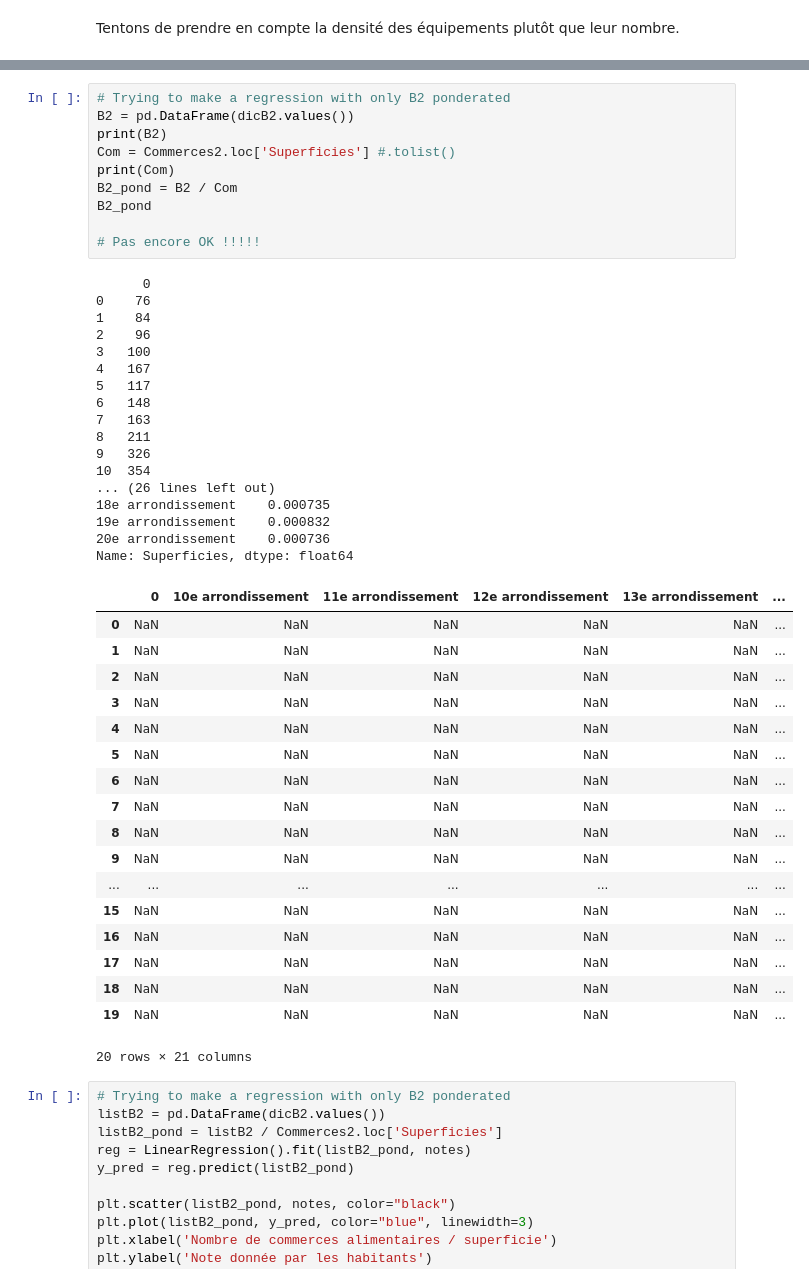
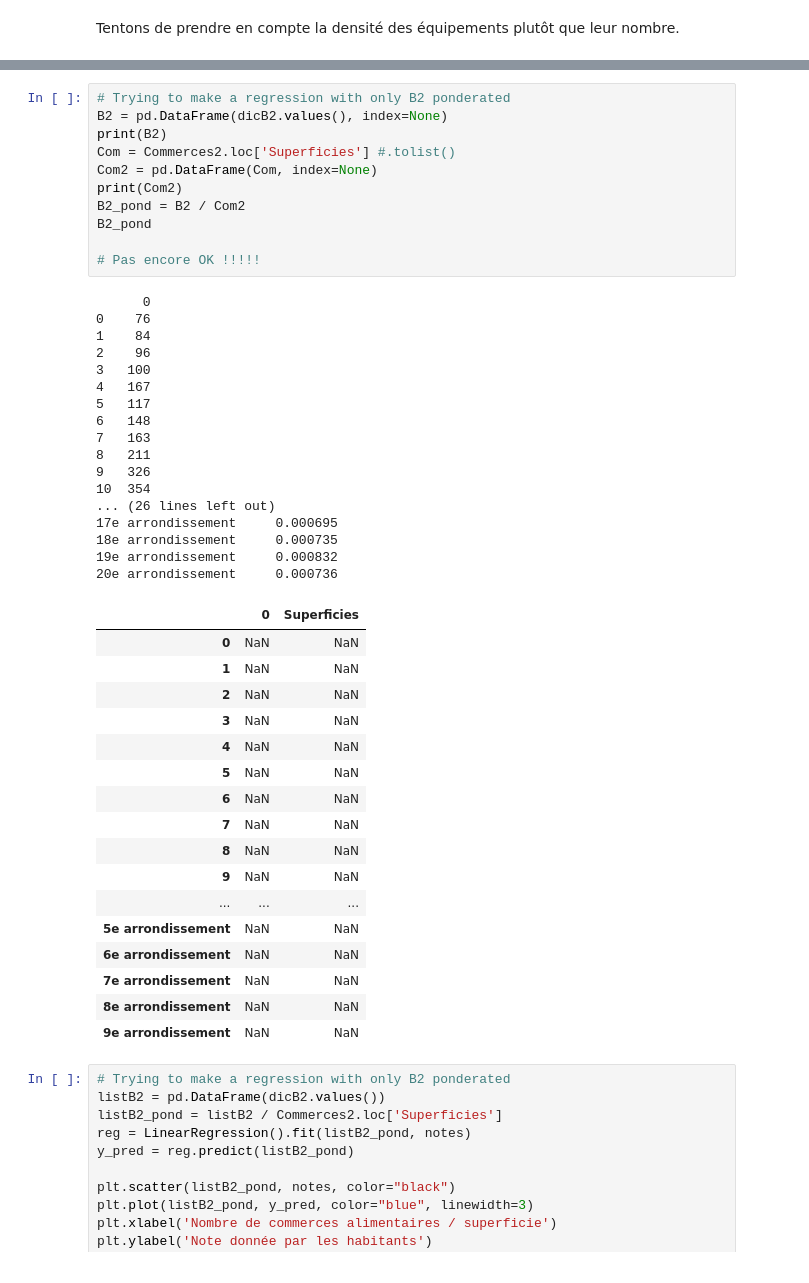
Before and after one commit to solenemoro/Projet_Python_2AENSAE, a Jupyter notebook: Equipements.ipynb, the cells around one changed output, grey strips where cells are left out. Saved outputs shown, nothing was run; the diff lists cells and outputs as text.

```diff
--- a/Equipements.ipynb
+++ b/Equipements.ipynb
@@ -368,49 +387,49 @@ Commerces2
 # %%
 # Trying to make a regression with only B2 ponderated
-B2 = pd.DataFrame(dicB2.values())
+B2 = pd.DataFrame(dicB2.values(), index=None)
 print(B2)
 Com = Commerces2.loc['Superficies'] #.tolist()
-print(Com)
-B2_pond = B2 / Com
+Com2 = pd.DataFrame(Com, index=None)
+print(Com2)
+B2_pond = B2 / Com2
 B2_pond
 
 # Pas encore OK !!!!!
 # %% [output]
       0
 0    76
 1    84
 2    96
 3   100
 4   167
 5   117
 6   148
 7   163
 8   211
 9   326
 10  354
 ... (26 lines left out)
-18e arrondissement    0.000735
-19e arrondissement    0.000832
-20e arrondissement    0.000736
-Name: Superficies, dtype: float64
+17e arrondissement     0.000695
+18e arrondissement     0.000735
+19e arrondissement     0.000832
+20e arrondissement     0.000736
-|  | 0 | 10e arrondissement | 11e arrondissement | 12e arrondissement | 13e arrondissement | ... |
-| 0 | NaN | NaN | NaN | NaN | NaN | ... |
-| 1 | NaN | NaN | NaN | NaN | NaN | ... |
-| 2 | NaN | NaN | NaN | NaN | NaN | ... |
-| 3 | NaN | NaN | NaN | NaN | NaN | ... |
-| 4 | NaN | NaN | NaN | NaN | NaN | ... |
-| 5 | NaN | NaN | NaN | NaN | NaN | ... |
-| 6 | NaN | NaN | NaN | NaN | NaN | ... |
-| 7 | NaN | NaN | NaN | NaN | NaN | ... |
-| 8 | NaN | NaN | NaN | NaN | NaN | ... |
-| 9 | NaN | NaN | NaN | NaN | NaN | ... |
-| ... | ... | ... | ... | ... | ... | ... |
-| 15 | NaN | NaN | NaN | NaN | NaN | ... |
-| 16 | NaN | NaN | NaN | NaN | NaN | ... |
-| 17 | NaN | NaN | NaN | NaN | NaN | ... |
-| 18 | NaN | NaN | NaN | NaN | NaN | ... |
-| 19 | NaN | NaN | NaN | NaN | NaN | ... |
+|  | 0 | Superficies |
+| 0 | NaN | NaN |
+| 1 | NaN | NaN |
+| 2 | NaN | NaN |
+| 3 | NaN | NaN |
+| 4 | NaN | NaN |
+| 5 | NaN | NaN |
+| 6 | NaN | NaN |
+| 7 | NaN | NaN |
+| 8 | NaN | NaN |
+| 9 | NaN | NaN |
+| ... | ... | ... |
+| 5e arrondissement | NaN | NaN |
+| 6e arrondissement | NaN | NaN |
+| 7e arrondissement | NaN | NaN |
+| 8e arrondissement | NaN | NaN |
+| 9e arrondissement | NaN | NaN |
-20 rows × 21 columns
 # %%
 # Trying to make a regression with only B2 ponderated
 listB2 = pd.DataFrame(dicB2.values())
```
Also changed, not shown: parts of 5 cells of this notebook.
